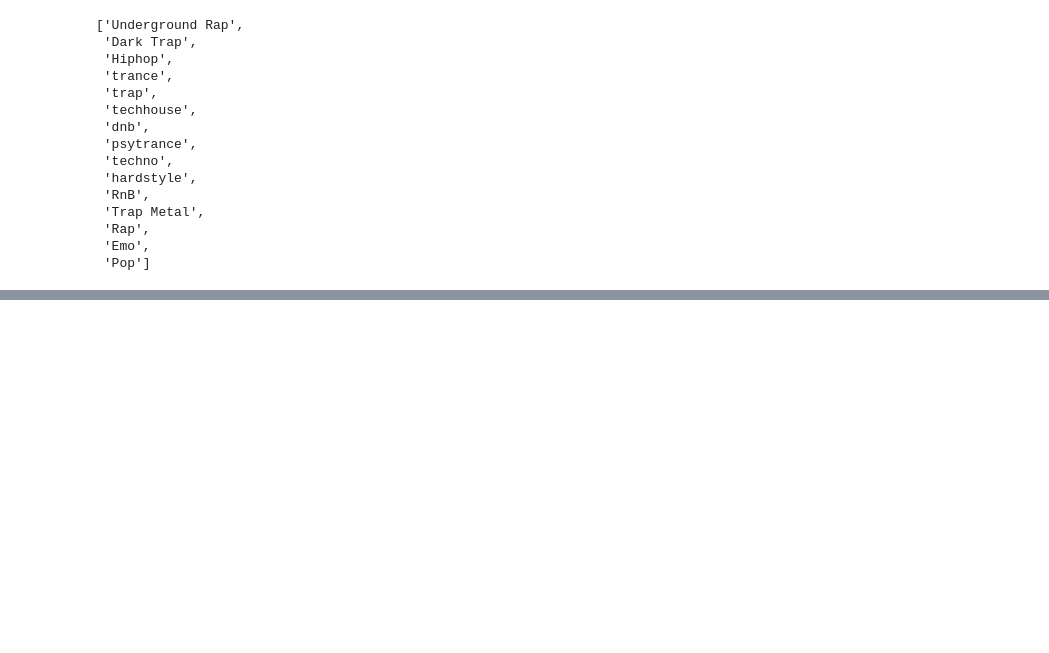
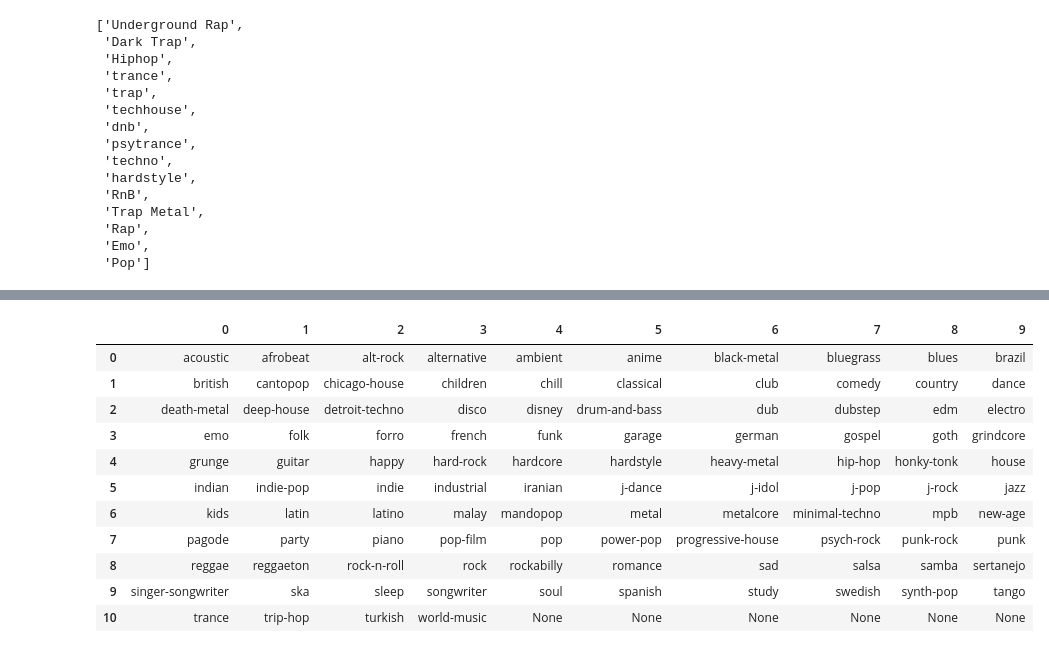
Before and after one commit to nburwick/Targaryen, a Jupyter notebook: Jupyter Notebooks/Targaryen_ETL.ipynb, the cells around one changed output, grey strips where cells are left out. Cells and saved outputs as stored; diff of their text form; code cells hidden in the pictures; blank space fills up the shorter version.

```diff
--- a/Jupyter Notebooks/Targaryen_ETL.ipynb
+++ b/Jupyter Notebooks/Targaryen_ETL.ipynb
@@ -87,0 +141,2 @@ for i in js[:1]:
+# %%
+genres = long_df.track_genre.unique().tolist()
@@ -87,0 +148,15 @@ for i in js[:1]:
+# %%
+pd.DataFrame(lol)
+# %% [output]
+|  | 0 | 1 | 2 | 3 | 4 | 5 | 6 | 7 | 8 | 9 |
+| 0 | acoustic | afrobeat | alt-rock | alternative | ambient | anime | black-metal | bluegrass | blues | brazil |
+| 1 | british | cantopop | chicago-house | children | chill | classical | club | comedy | country | dance |
+| 2 | death-metal | deep-house | detroit-techno | disco | disney | drum-and-bass | dub | dubstep | edm | electro |
+| 3 | emo | folk | forro | french | funk | garage | german | gospel | goth | grindcore |
+| 4 | grunge | guitar | happy | hard-rock | hardcore | hardstyle | heavy-metal | hip-hop | honky-tonk | house |
+| 5 | indian | indie-pop | indie | industrial | iranian | j-dance | j-idol | j-pop | j-rock | jazz |
+| 6 | kids | latin | latino | malay | mandopop | metal | metalcore | minimal-techno | mpb | new-age |
+| 7 | pagode | party | piano | pop-film | pop | power-pop | progressive-house | psych-rock | punk-rock | punk |
+| 8 | reggae | reggaeton | rock-n-roll | rock | rockabilly | romance | sad | salsa | samba | sertanejo |
+| 9 | singer-songwriter | ska | sleep | songwriter | soul | spanish | study | swedish | synth-pop | tango |
+| 10 | trance | trip-hop | turkish | world-music | None | None | None | None | None | None |
```
Also changed, not shown: parts of 10 cells of this notebook, 5 other files.
